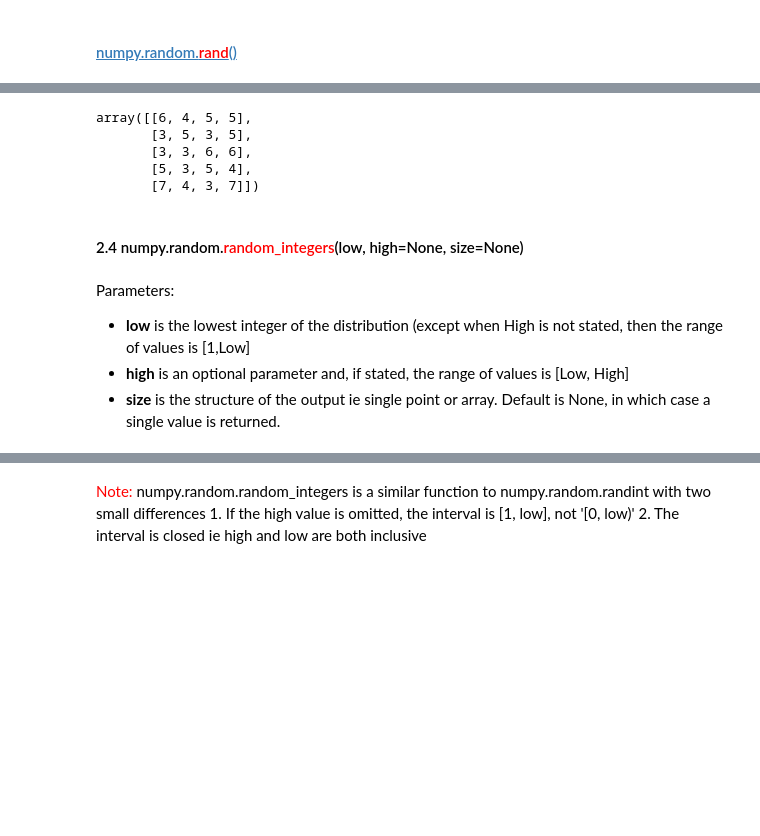
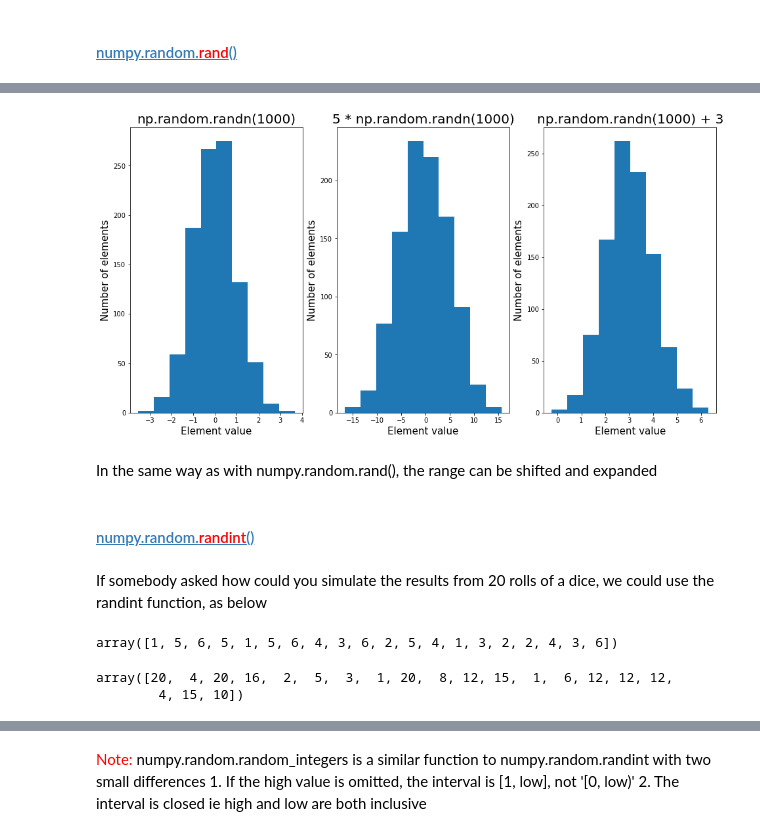
Before and after one commit to BarryClarke/numpy.random-package, a Jupyter notebook: numpy.random package.ipynb, the cells around one changed output, grey strips where cells are left out. Drawn from its saved outputs; the diff is of its cells as text; code cells hidden in the pictures; blank space fills up the shorter version.

```diff
--- a/numpy.random package.ipynb
+++ b/numpy.random package.ipynb
@@ -159,15 +145,47 @@ plt.show()
-# %%
-np.random.randint(3,8,size=(5,4))
-# %% [output]
-array([[6, 4, 5, 5],
-       [3, 5, 3, 5],
-       [3, 3, 6, 6],
-       [5, 3, 5, 4],
-       [7, 4, 3, 7]])
-# %% [markdown]
-#### 2.4 numpy.random.<font color = 'red'>random_integers</font>(low, high=None, size=None)
-# %% [markdown]
-Parameters:<br>
-* **low** is the lowest integer of the distribution (except when High is not stated, then the range of values is [1,Low]<br>
-* **high** is an optional parameter and, if stated, the range of values is [Low, High]<br>
-* **size** is the structure of the output ie single point or array. Default is None, in which case a single value is returned.
+# %%
+# Produce 1000 random samples using the randn function
+x = np.random.randn(1000)
+# Produce 1000 random samples using the randn function but with range expanded 5 times
+y = 5 * np.random.randn(1000)
+# Produce 1000 random samples using the randn function but with the mean of the range shifted by +3
+z  = np.random.randn(1000) + 3
+# Plot the results of each, by scatter plot, side by side for comparison
+plt.rcParams['figure.figsize'] = (16,8)
+plt.subplot(1,3,1)
+plt.hist(x)
+plt.title('np.random.randn(1000)', size=20)
+plt.xlabel('Element value', size=15)
+plt.ylabel('Number of elements', size=15)
+
+plt.subplot(1,3,2)
+plt.hist(y)
+plt.title('5 * np.random.randn(1000)', size=20)
+plt.xlabel('Element value', size=15)
+plt.ylabel('Number of elements', size=15)
+
+plt.subplot(1,3,3)
+plt.hist(z)
+plt.title('np.random.randn(1000) + 3', size=20)
+plt.xlabel('Element value', size=15)
+plt.ylabel('Number of elements', size=15)
+
+plt.show()
+# %% [output]
+[figure, added]
+# %% [markdown]
+In the same way as with numpy.random.rand(), the range can be shifted and expanded
+# %% [markdown]
+#### [numpy.random.<font color = 'red'>randint</font>()](https://docs.scipy.org/doc/numpy-1.16.1/reference/generated/numpy.random.randint.html#numpy.random.randint)
+# %% [markdown]
+If somebody asked how could you simulate the results from 20 rolls of a dice, we could use the randint function, as below
+# %%
+# Simulate the results from 20 rolls of a dice
+np.random.randint(1, 7, size=20)
+# %% [output]
+array([1, 5, 6, 5, 1, 5, 6, 4, 3, 6, 2, 5, 4, 1, 3, 2, 2, 4, 3, 6])
+# %%
+# Simulate the results that might be achieved from rolling two dice twenty times and multiplying the result each time
+(np.random.randint(1, 7, size=20))*(np.random.randint(1, 7, size=20))
+# %% [output]
+array([20,  4, 20, 16,  2,  5,  3,  1, 20,  8, 12, 15,  1,  6, 12, 12, 12,
+        4, 15, 10])
```
Also changed, not shown: parts of 52 cells of this notebook.
